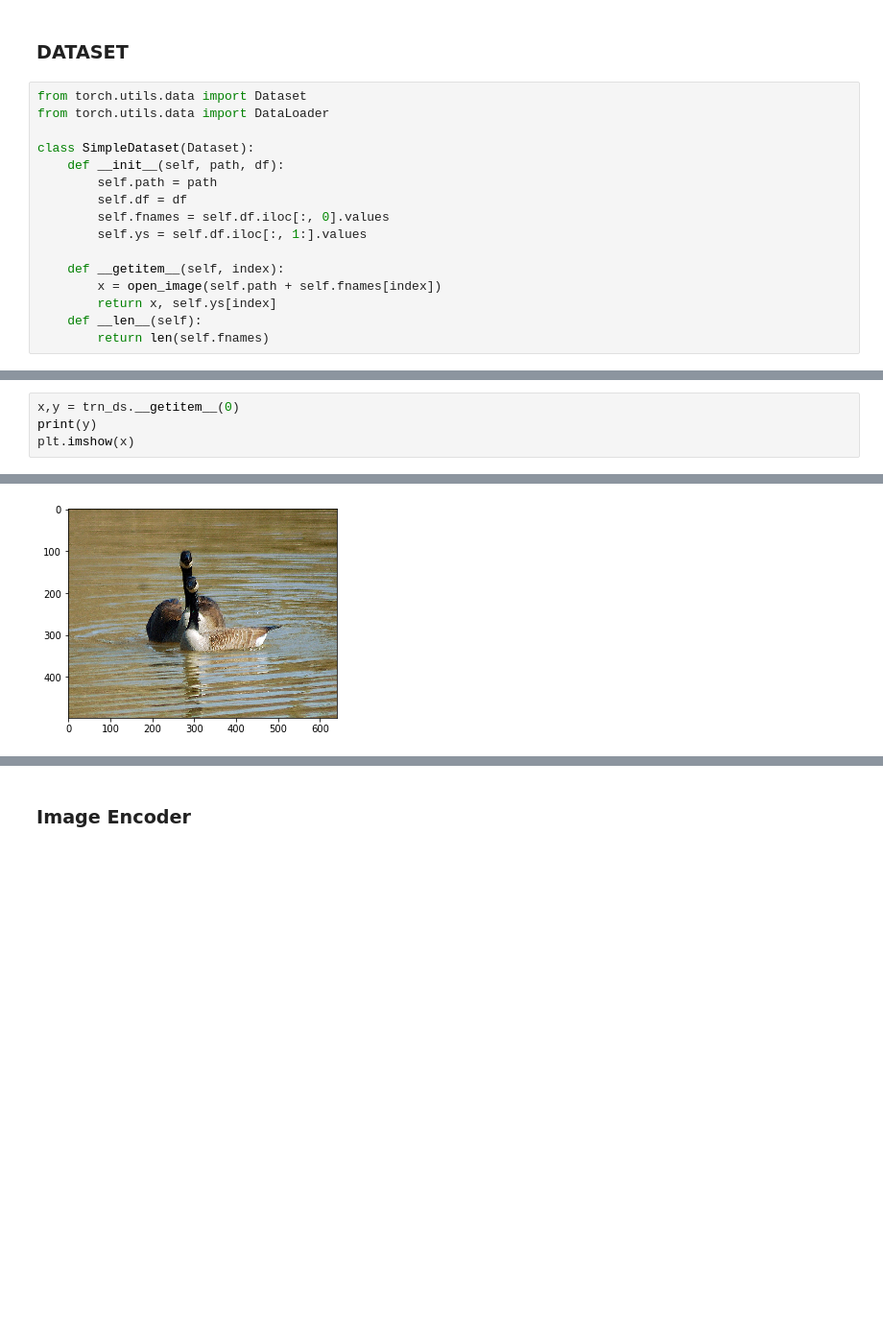
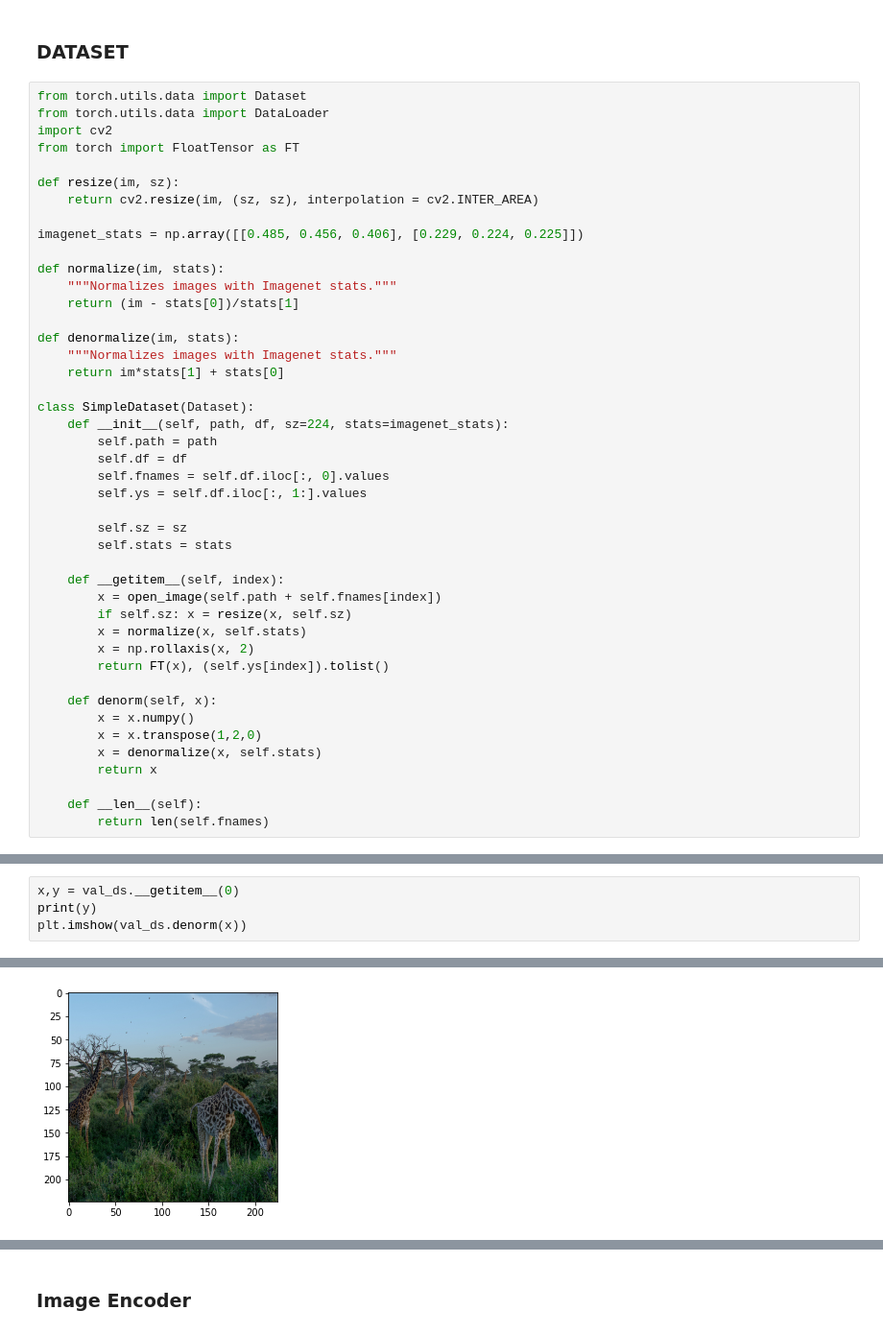
Before and after one commit to neerjad/Object_Detection, a Jupyter notebook: baseline.ipynb, the cells around one changed output, grey strips where cells are left out. Shown at 96% size. Saved outputs shown, nothing was run; the diff lists cells and outputs as text; blank space fills up the shorter version.

```diff
--- a/baseline.ipynb
+++ b/baseline.ipynb
@@ -70,17 +71,45 @@ val.head(2)
 # %%
 from torch.utils.data import Dataset
 from torch.utils.data import DataLoader
+import cv2
+from torch import FloatTensor as FT
+
+def resize(im, sz):
+    return cv2.resize(im, (sz, sz), interpolation = cv2.INTER_AREA)
+
+imagenet_stats = np.array([[0.485, 0.456, 0.406], [0.229, 0.224, 0.225]])
+
+def normalize(im, stats):
+    """Normalizes images with Imagenet stats."""
+    return (im - stats[0])/stats[1]
+
+def denormalize(im, stats):
+    """Normalizes images with Imagenet stats."""
+    return im*stats[1] + stats[0]
 
 class SimpleDataset(Dataset):
-    def __init__(self, path, df):
+    def __init__(self, path, df, sz=224, stats=imagenet_stats):
         self.path = path
         self.df = df
         self.fnames = self.df.iloc[:, 0].values
         self.ys = self.df.iloc[:, 1:].values
 
+        self.sz = sz
+        self.stats = stats
+
     def __getitem__(self, index):
         x = open_image(self.path + self.fnames[index])
-        return x, self.ys[index]
+        if self.sz: x = resize(x, self.sz)
+        x = normalize(x, self.stats)
+        x = np.rollaxis(x, 2)
+        return FT(x), (self.ys[index]).tolist()
+
+    def denorm(self, x):
+        x = x.numpy()
+        x = x.transpose(1,2,0)
+        x = denormalize(x, self.stats)
+        return x
+
     def __len__(self):
         return len(self.fnames)
 # %%
@@ -89,5 +129,5 @@ val_ds = SimpleDataset(VAL_PATH, val)
 # %%
-x,y = trn_ds.__getitem__(0)
+x,y = val_ds.__getitem__(0)
 print(y)
-plt.imshow(x)
+plt.imshow(val_ds.denorm(x))
 # %% [output]
@@ -99,2 +135,2 @@ plt.imshow(x)
 <matplotlib.image.AxesImage at 0x...>
-[figure, old version]
+[figure, new version]
```
Also changed, not shown: parts of 86 cells of this notebook.
